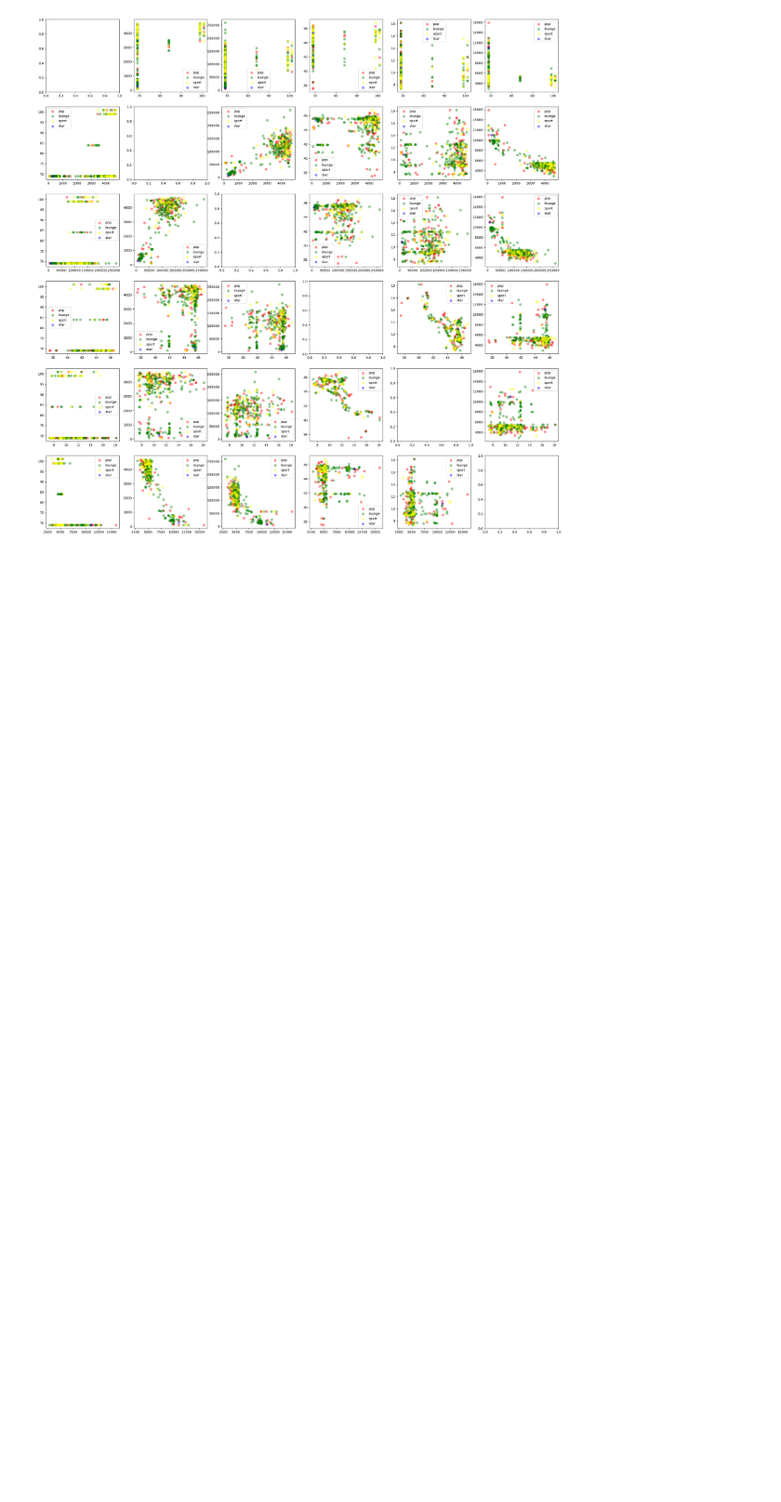
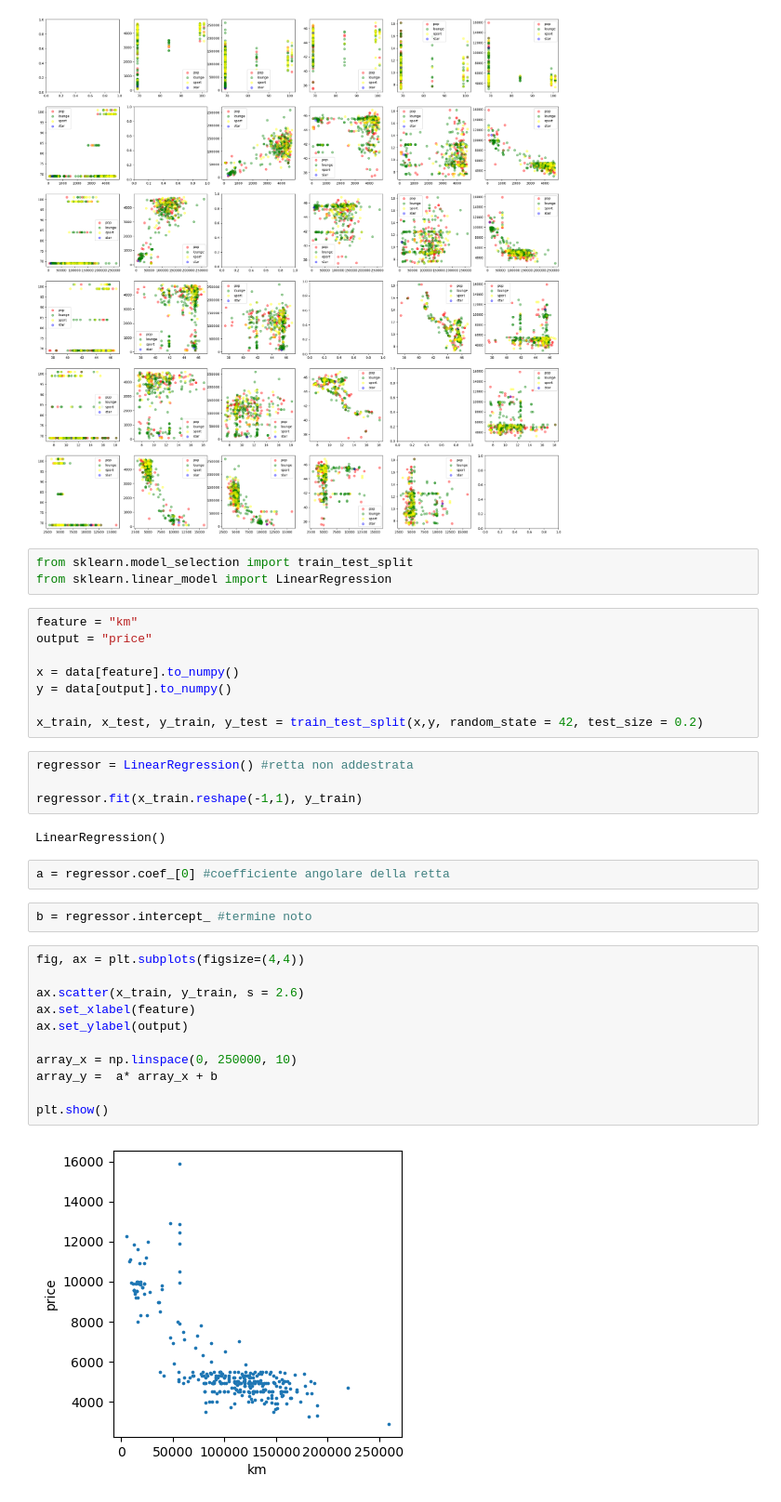
Before and after one commit to Matt9391/EsMicrorobotica, a Jupyter notebook: fiatCSV.ipynb, the cells around one changed output. Shown at 93% size. Drawn from its saved outputs; the diff is of its cells as text; blank space fills up the shorter version.

```diff
--- a/fiatCSV.ipynb
+++ b/fiatCSV.ipynb
@@ -105,3 +105,37 @@ for i in range(0,6):
 plt.show()
 # %% [output]
 [figure]
+# %%
+from sklearn.model_selection import train_test_split
+from sklearn.linear_model import LinearRegression
+# %%
+feature = "km"
+output = "price"
+
+x = data[feature].to_numpy()
+y = data[output].to_numpy()
+
+x_train, x_test, y_train, y_test = train_test_split(x,y, random_state = 42, test_size = 0.2)
+# %%
+regressor = LinearRegression() #retta non addestrata
+
+regressor.fit(x_train.reshape(-1,1), y_train)
+# %% [output]
+LinearRegression()
+# %%
+a = regressor.coef_[0] #coefficiente angolare della retta
+# %%
+b = regressor.intercept_ #termine noto
+# %%
+fig, ax = plt.subplots(figsize=(4,4))
+
+ax.scatter(x_train, y_train, s = 2.6)
+ax.set_xlabel(feature)
+ax.set_ylabel(output)
+
+array_x = np.linspace(0, 250000, 10)
+array_y =  a* array_x + b
+
+plt.show()
+# %% [output]
+[figure, added]
```
Also changed, not shown: 6 other files.
